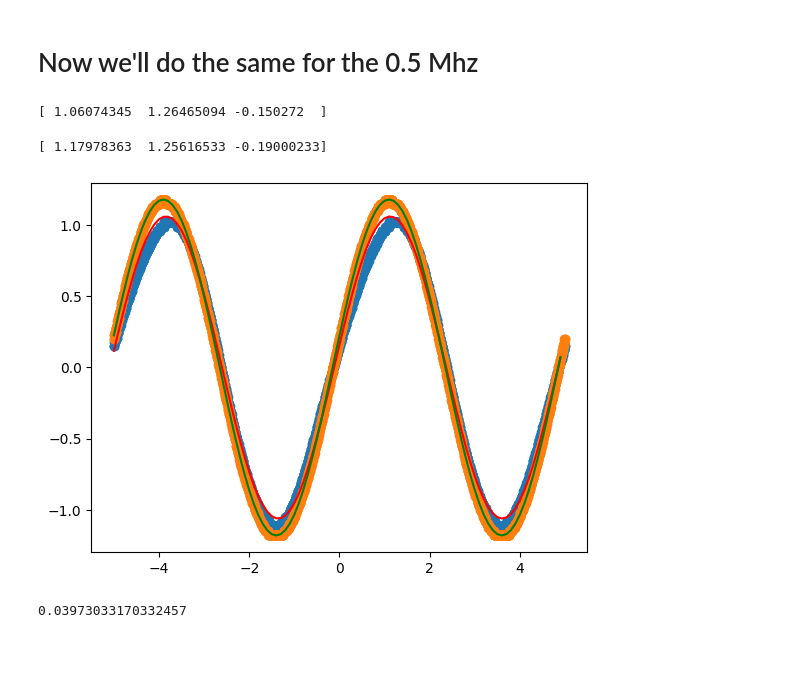
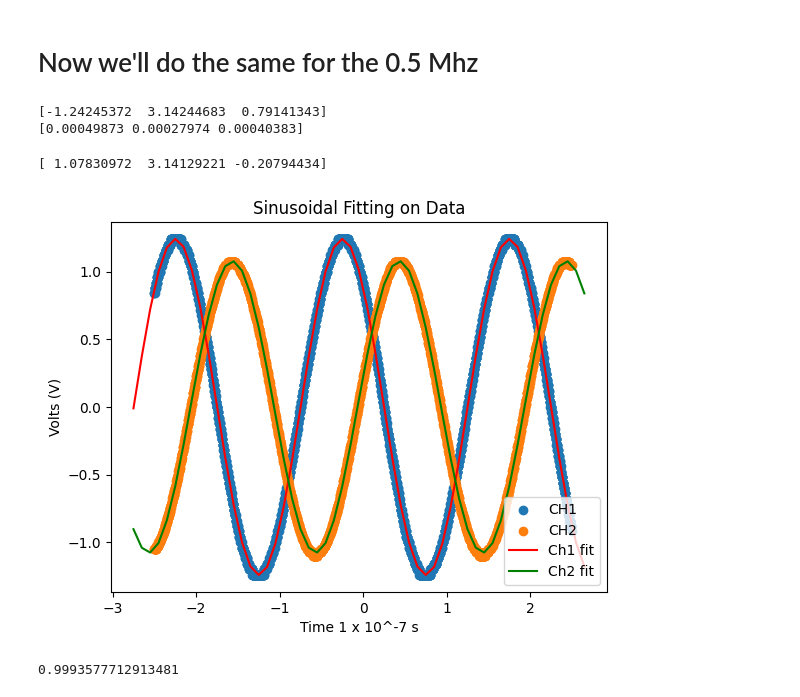
Before and after one commit to ChristianArgueta/PHSX-616, a Jupyter notebook: Speed of Light Fitting.ipynb, the cells around one changed output. Saved outputs shown, nothing was run; the diff lists cells and outputs as text; code cells hidden in the pictures; blank space fills up the shorter version.

```diff
--- a/Speed of Light Fitting.ipynb
+++ b/Speed of Light Fitting.ipynb
@@ -11,10 +11,10 @@ import numpy as np
 import pandas as pd
 # %%
 # Read in the data from two columns in a .csv file
-df = pd.read_csv("4 Mhz - 67 - Ch1 - F0000CH1.csv")
+df = pd.read_csv("10 Mhz - 67 - Ch1 - F0001CH1.csv")
 xArray = df["Time"].values
 yArray = df["Volts"].values
-df = pd.read_csv("4 Mhz - 67 - Ch2 - F0000CH2.csv")
+df = pd.read_csv("10 Mhz - 67 - Ch2 - F0001CH2.csv")
 xArray1 = df["Time"].values
 yArray1 = df["Volts"].values
 # %%
@@ -29,7 +29,7 @@ for x in xArray:
 yArray_scale = np.array([])
 
 for y in yArray:
-    value = y*(1.5)
+    value = y*(20)
     yArray_scale = np.append(yArray_scale,value)
 # %%
 # scale xArray1
@@ -51,38 +51,44 @@ def fit(x,a,b,c):
     return a*((np.sin(b*x-c)))
 # %%
 # fit the function to the data arrays
-guess = [1, 1, 1]
+guess = [1, 3, 0]
 popt, pcov = curve_fit(fit, xArray_scale, yArray_scale, guess)
 
 print(popt)
+error = np. sqrt(np.diag(pcov))
+print(error)
 
 # range to fit over
-xFit = np.arange(-5, 5, 0.1)
+xFit = np.arange(-2.75, 2.75, 0.1)
 # %% [output]
-[ 1.06074345  1.26465094 -0.150272  ]
+[-1.24245372  3.14244683  0.79141343]
+[0.00049873 0.00027974 0.00040383]
 # %%
 # fit the function to the data arrays with updated guess values
-guess1 = [1, 1, 1]  # Updated guess values
+guess1 = [1, 3, 0]  # Updated guess values
 popt1, pcov1 = curve_fit(fit, xArray_scale1, yArray_scale1, guess1)
 
 print(popt1)
 
 # range to fit over
-xFit1 = np.arange(-5, 5, 0.1)
+xFit1 = np.arange(-2.75, 2.75, 0.1)
 # %% [output]
-[ 1.17978363  1.25616533 -0.19000233]
+[ 1.07830972  3.14129221 -0.20794434]
 # %%
-
 plt.scatter(xArray_scale, yArray_scale, label="CH1")
 plt.scatter(xArray_scale1, yArray_scale1, label="CH2")
-plt.plot(xFit, fit(xFit, *popt), color="r", label="fit")
-plt.plot(xFit1, fit(xFit1, *popt1), color="g", label="fit")
+plt.plot(xFit, fit(xFit, *popt), color="r", label="Ch1 fit")
+plt.plot(xFit1, fit(xFit1, *popt1), color="g", label="Ch2 fit")
 
+plt.xlabel("Time 1 x 10^-7 s")
+plt.ylabel("Volts (V)")
+plt.title('Sinusoidal Fitting on Data')
+plt.legend()
 plt.show()
 # %% [output]
-[figure, old version]
+[figure, new version]
 # %%
 time = popt[2]-popt1[2]
 time
 # %% [output]
-0.03973033170332457
+0.9993577712913481
```
